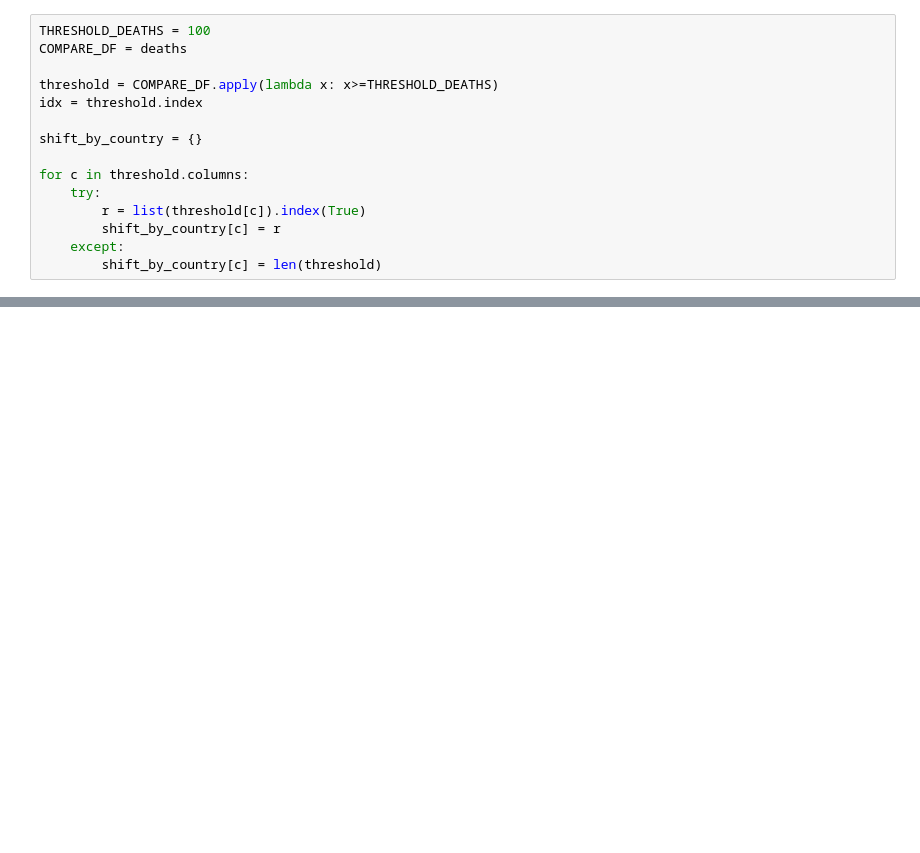
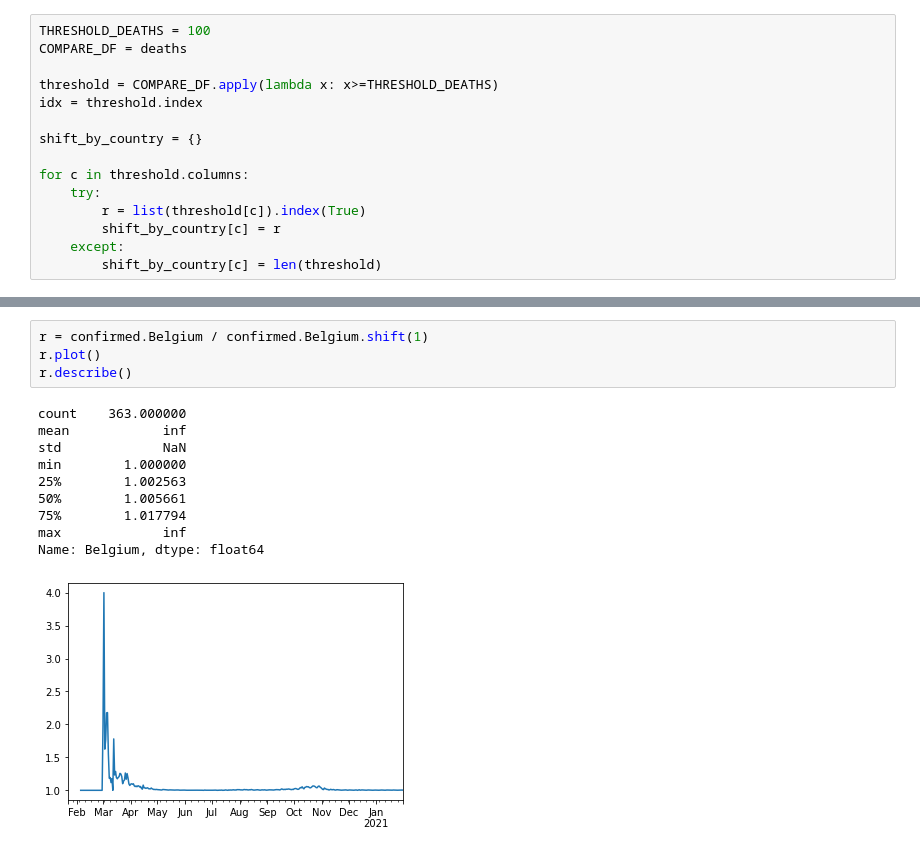
Before and after one commit to C4ptainCrunch/covid-19-plots, a Jupyter notebook: covid19-countries.ipynb, the cells around one changed output, grey strips where cells are left out. Drawn from its saved outputs; the diff is of its cells as text; blank space fills up the shorter version.

```diff
--- a/covid19-countries.ipynb
+++ b/covid19-countries.ipynb
@@ -167,0 +168,15 @@ Text(0.5, 1.0, 'Belgium deaths / confirmed cases')
+# %%
+r = confirmed.Belgium / confirmed.Belgium.shift(1)
+r.plot()
+r.describe()
+# %% [output]
+count    363.000000
+mean            inf
+std             NaN
+min        1.000000
+25%        1.002563
+50%        1.005661
+75%        1.017794
+max             inf
+Name: Belgium, dtype: float64
+[figure, added]
```
Also changed, not shown: parts of 13 cells of this notebook, 1 other file.
